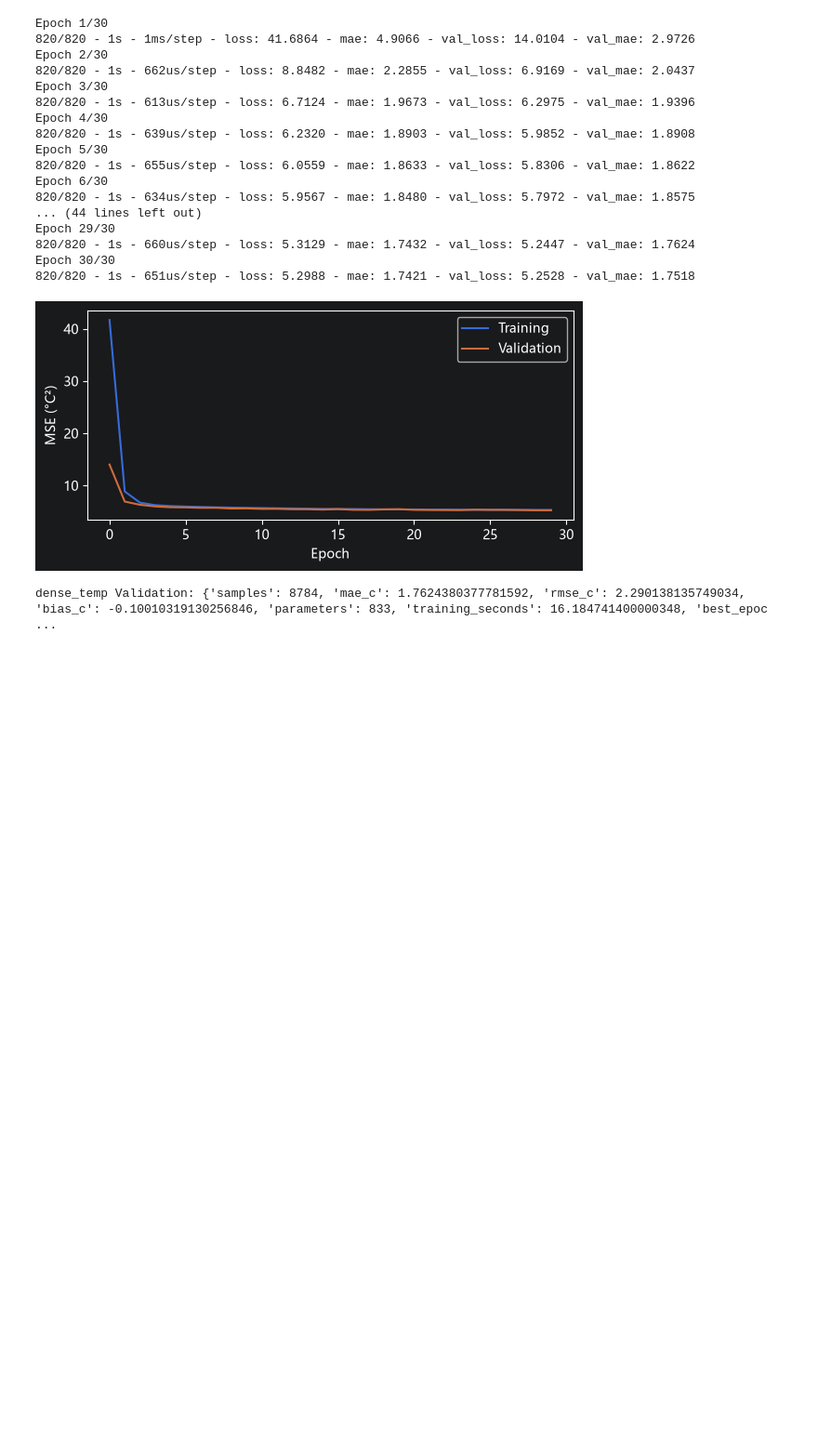
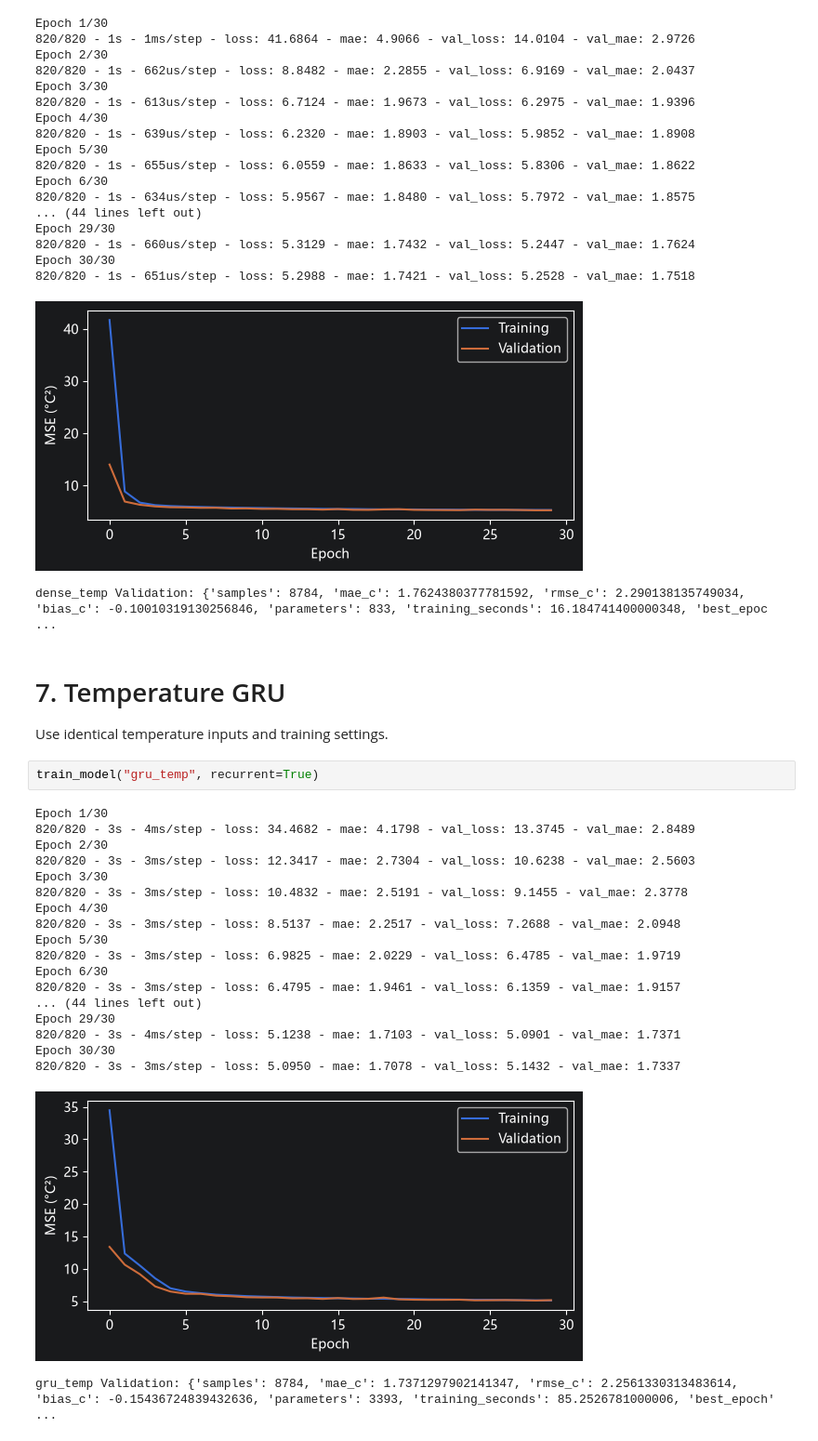
Before and after one commit to Frank-Ping/DATAX504-Yuanhao, a Jupyter notebook: final_report/final_report.ipynb, the cells around one changed output. Shown at 93% size. Saved outputs shown, nothing was run; the diff lists cells and outputs as text; blank space fills up the shorter version.

Commit message:
Final Project: 7. train temperature GRU

```diff
--- a/final_report/final_report.ipynb
+++ b/final_report/final_report.ipynb
@@ -210,3 +210,29 @@ Epoch 30/30
 820/820 - 1s - 651us/step - loss: 5.2988 - mae: 1.7421 - val_loss: 5.2528 - val_mae: 1.7518
 [figure]
 dense_temp Validation: {'samples': 8784, 'mae_c': 1.7624380377781592, 'rmse_c': 2.290138135749034, 'bias_c': -0.10010319130256846, 'parameters': 833, 'training_seconds': 16.184741400000348, 'best_epoc ...
+# %% [markdown]
+# 7. Temperature GRU
+
+Use identical temperature inputs and training settings.
+# %%
+train_model("gru_temp", recurrent=True)
+# %% [output]
+Epoch 1/30
+820/820 - 3s - 4ms/step - loss: 34.4682 - mae: 4.1798 - val_loss: 13.3745 - val_mae: 2.8489
+Epoch 2/30
+820/820 - 3s - 3ms/step - loss: 12.3417 - mae: 2.7304 - val_loss: 10.6238 - val_mae: 2.5603
+Epoch 3/30
+820/820 - 3s - 3ms/step - loss: 10.4832 - mae: 2.5191 - val_loss: 9.1455 - val_mae: 2.3778
+Epoch 4/30
+820/820 - 3s - 3ms/step - loss: 8.5137 - mae: 2.2517 - val_loss: 7.2688 - val_mae: 2.0948
+Epoch 5/30
+820/820 - 3s - 3ms/step - loss: 6.9825 - mae: 2.0229 - val_loss: 6.4785 - val_mae: 1.9719
+Epoch 6/30
+820/820 - 3s - 3ms/step - loss: 6.4795 - mae: 1.9461 - val_loss: 6.1359 - val_mae: 1.9157
+... (44 lines left out)
+Epoch 29/30
+820/820 - 3s - 4ms/step - loss: 5.1238 - mae: 1.7103 - val_loss: 5.0901 - val_mae: 1.7371
+Epoch 30/30
+820/820 - 3s - 3ms/step - loss: 5.0950 - mae: 1.7078 - val_loss: 5.1432 - val_mae: 1.7337
+[figure, added]
+gru_temp Validation: {'samples': 8784, 'mae_c': 1.7371297902141347, 'rmse_c': 2.2561330313483614, 'bias_c': -0.15436724839432636, 'parameters': 3393, 'training_seconds': 85.2526781000006, 'best_epoch' ...
```
